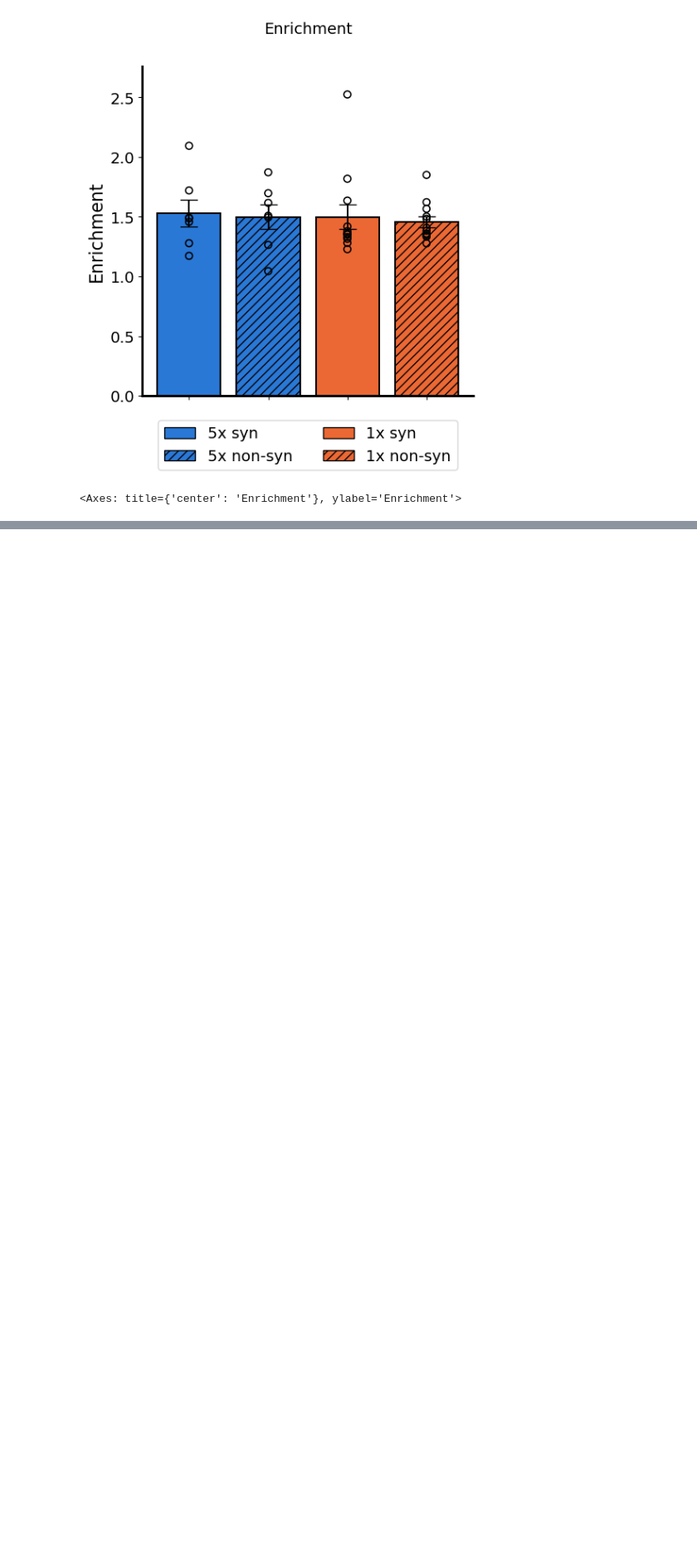
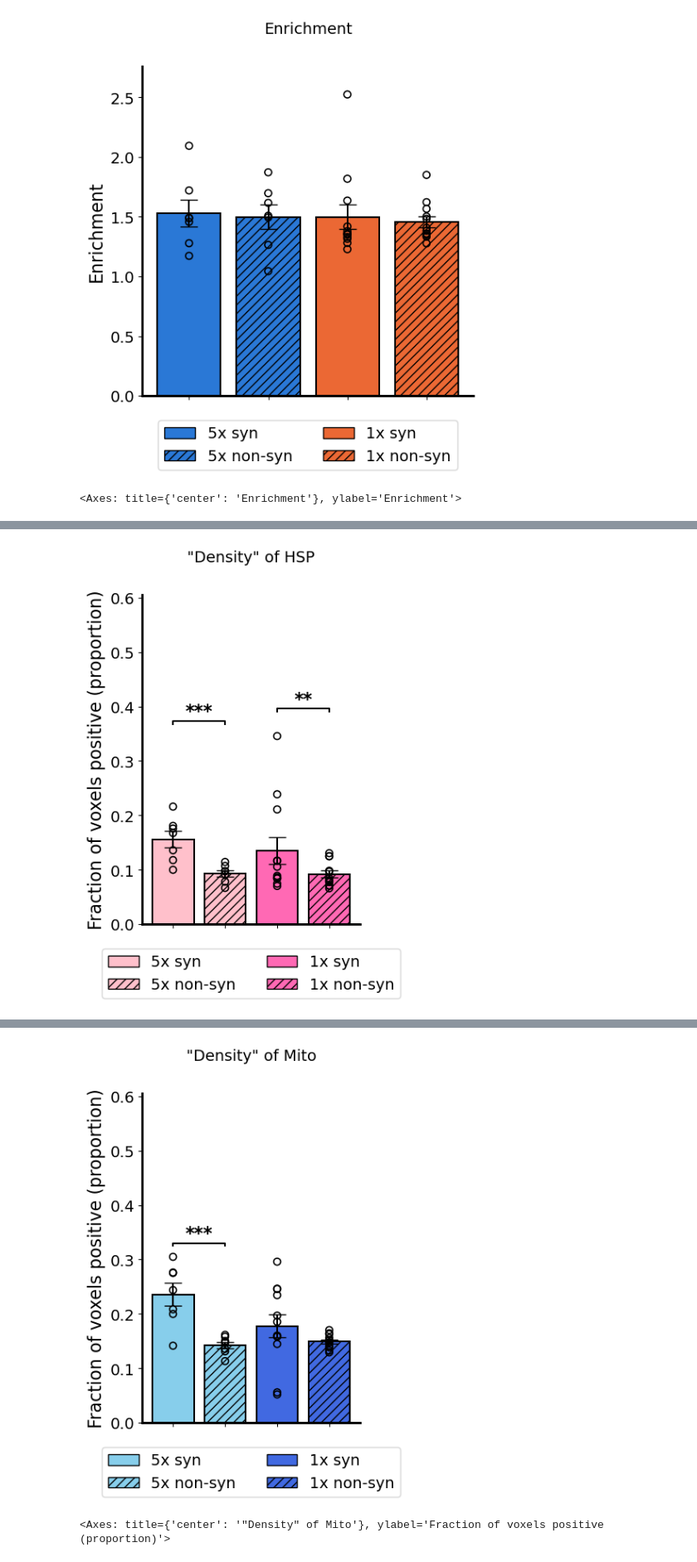
Before and after one commit to gmalagonv/confocal, a Jupyter notebook: analysis_notebooks/pooled_results.ipynb, the cells around one changed output, grey strips where cells are left out. Shown at 83% size. Cells and saved outputs as stored; diff of their text form; code cells hidden in the pictures; blank space fills up the shorter version.

Commit message:
paired comparison for density, moved down

```diff
--- a/analysis_notebooks/pooled_results.ipynb
+++ b/analysis_notebooks/pooled_results.ipynb
@@ -654,7 +561,8 @@ Four bars per figure: `5x syn`, `5x non-syn`, `1x syn`, `1x non-syn` — 5x and
 **Known limitation (accepted for this preliminary analysis):** the unpaired 5x-vs-1x comparisons use region/hemisphere rows as the unit of analysis (n=7 vs n=12), not independent animals (true n=2 vs n=2 — 5x is almost entirely one animal, brain4, plus a single row from brain3; 1x is brain1 and brain2, 6 rows each). This is a conscious simplification given the small sample available right now, not an oversight — see the earlier discussion in this notebook/analysis for the fully animal-aggregated version if a stricter comparison is needed later.
 # %%
 def plot_condition_compartment(metric_syn, metric_non_syn, ylabel, title,
-                                df_5x, df_1x, log_transform=False, figsize=(5, 6)):
+                                df_5x, df_1x, log_transform=False, figsize=(5, 6),
+                                bar_color=None, pattern=None, ylim=None):
     x5_syn = df_5x[metric_syn].to_numpy(dtype=float)
     x5_non = df_5x[metric_non_syn].to_numpy(dtype=float)
     x1_syn = df_1x[metric_syn].to_numpy(dtype=float)
@@ -665,8 +573,11 @@ def plot_condition_compartment(metric_syn, metric_non_syn, ylabel, title,
 
     groups = [x5_syn, x5_non, x1_syn, x1_non]
     labels = ['5x syn', '5x non-syn', '1x syn', '1x non-syn']
-    colors = ['#2a78d6', '#2a78d6', '#eb6834', '#eb6834']   # 5x = blue, 1x = orange
-    patterns = ['', '///', '', '///']                        # solid = synapse, striped = non-synapse
+    # Default colors/pattern (blue=5x, orange=1x; solid=synapse, striped=non-synapse) --
+    # callers with a different visual scheme (e.g. the "Density" plots below, which use
+    # a separate pink/blue-family palette per channel) pass their own.
+    colors = bar_color if bar_color is not None else ['#2a78d6', '#2a78d6', '#eb6834', '#eb6834']
+    patterns = pattern if pattern is not None else ['', '///', '', '///']
 
     # plot_bars_with_sem3_test (not plot_bars_with_sem3) so title/legend styling
     # matches the density_HSP/density_Mito figures above exactly -- same function,
@@ -711,9 +622,12 @@ def plot_condition_compartment(metric_syn, metric_non_syn, ylabel, title,
         y = data_max + bar_step + k * bar_step
         add_sig_bar(ax, i1, i2, y, bar_step * 0.25, p_to_stars(p))
 
-    bottom = data_min - span * 0.1 if data_min < 0 else 0
-    top = data_max + bar_step * (len(sig_pairs) + 2)
-    ax.set_ylim(bottom, top)
+    if ylim is not None:
+        ax.set_ylim(ylim[0], ylim[1])
+    else:
+        bottom = data_min - span * 0.1 if data_min < 0 else 0
+        top = data_max + bar_step * (len(sig_pairs) + 2)
+        ax.set_ylim(bottom, top)
     plt.show()
     return ax
 
@@ -814,3 +728,52 @@ p-value     = 0.6689
 → No significant difference detected
 [figure]
 <Axes: title={'center': 'Enrichment'}, ylabel='Enrichment'>
+# %%
+# density_HSP_* / density_Mito_* are defined in colocalization.py as
+# (channel-positive voxels) / (voxels in that compartment) -- i.e. the fraction of
+# the synaptic/non-synaptic compartment's volume that is channel-positive. That's a
+# dimensionless proportion (0-1), not a physical density -- labelled accordingly below,
+# and "Density" is kept in quotes in the titles for the same reason.
+#
+# Uses plot_condition_compartment (defined above), not a direct fast_plotter call on
+# all 4 bars, for the same reason as the OR/enrichment/fraction comparisons above:
+# syn and non-syn come from the same animal (paired within each condition), while 5x
+# vs 1x are different animals (unpaired) -- a plain 4-group fast_plotter call would run
+# a one-way ANOVA/Kruskal treating all 4 bars as independent samples, which the
+# syn/non-syn pair is not. plot_condition_compartment runs the correct targeted mix:
+# 2 paired tests (within 5x, within 1x) + 2 unpaired tests (5x vs 1x, per compartment).
+# Bar colors/patterns/labels/ylabel/figsize/legend are passed through unchanged from
+# the original direct-fast_plotter version of this cell, so the figures look identical.
+
+density_ylabel = 'Fraction of voxels positive (proportion)'
+
+# Shared y-limit across both figures (same rationale as before: makes HSP and Mito
+# "density" directly comparable on one scale) -- nanmax because a sample with zero
+# synaptic or non-synaptic voxels gets NaN from colocalization.py's density
+# calculation, and reserve headroom using the same formula fast_plotter/
+# plot_condition_compartment use for significance brackets (data_max + 0.1 + 0.04 per
+# bracket), capped at up to 4 brackets so it stays correct regardless of exactly which
+# comparisons are significant.
+_hsp_vals = np.concatenate([df_5x['density_HSP_syn'], df_5x['density_HSP_non_syn'],
+                             df_1x['density_HSP_syn'], df_1x['density_HSP_non_syn']])
+_mito_vals = np.concatenate([df_5x['density_Mito_syn'], df_5x['density_Mito_non_syn'],
+                              df_1x['density_Mito_syn'], df_1x['density_Mito_non_syn']])
+shared_max = max(np.nanmax(_hsp_vals), np.nanmax(_mito_vals))
+shared_ylim = (0, shared_max + 0.1 + 0.04 * 4)
+
+# Figure 1: Density of HSP
+plot_condition_compartment(
+    'density_HSP_syn', 'density_HSP_non_syn', density_ylabel, '"Density" of HSP',
+    df_5x, df_1x, figsize=(4, 6),
+    bar_color=['pink', 'pink', 'hotpink', 'hotpink'], pattern=['', '///', '', '///'],
+    ylim=shared_ylim,
+)
+
+# Figure 2: Density of Mito
+plot_condition_compartment(
+    'density_Mito_syn', 'density_Mito_non_syn', density_ylabel, '"Density" of Mito',
+    df_5x, df_1x, figsize=(4, 6),
+    bar_color=['skyblue', 'skyblue', 'royalblue', 'royalblue'], pattern=['', '///', '', '///'],
+    ylim=shared_ylim,
+)
+# %% [output]
@@ -816,0 +797 @@ p-value     = 0.6689
+[figure, new version]
@@ -816,0 +815,2 @@ p-value     = 0.6689
+[figure, new version]
+<Axes: title={'center': '"Density" of Mito'}, ylabel='Fraction of voxels positive (proportion)'>
```
Also changed, not shown: parts of 3 cells of this notebook, 1 other file.
